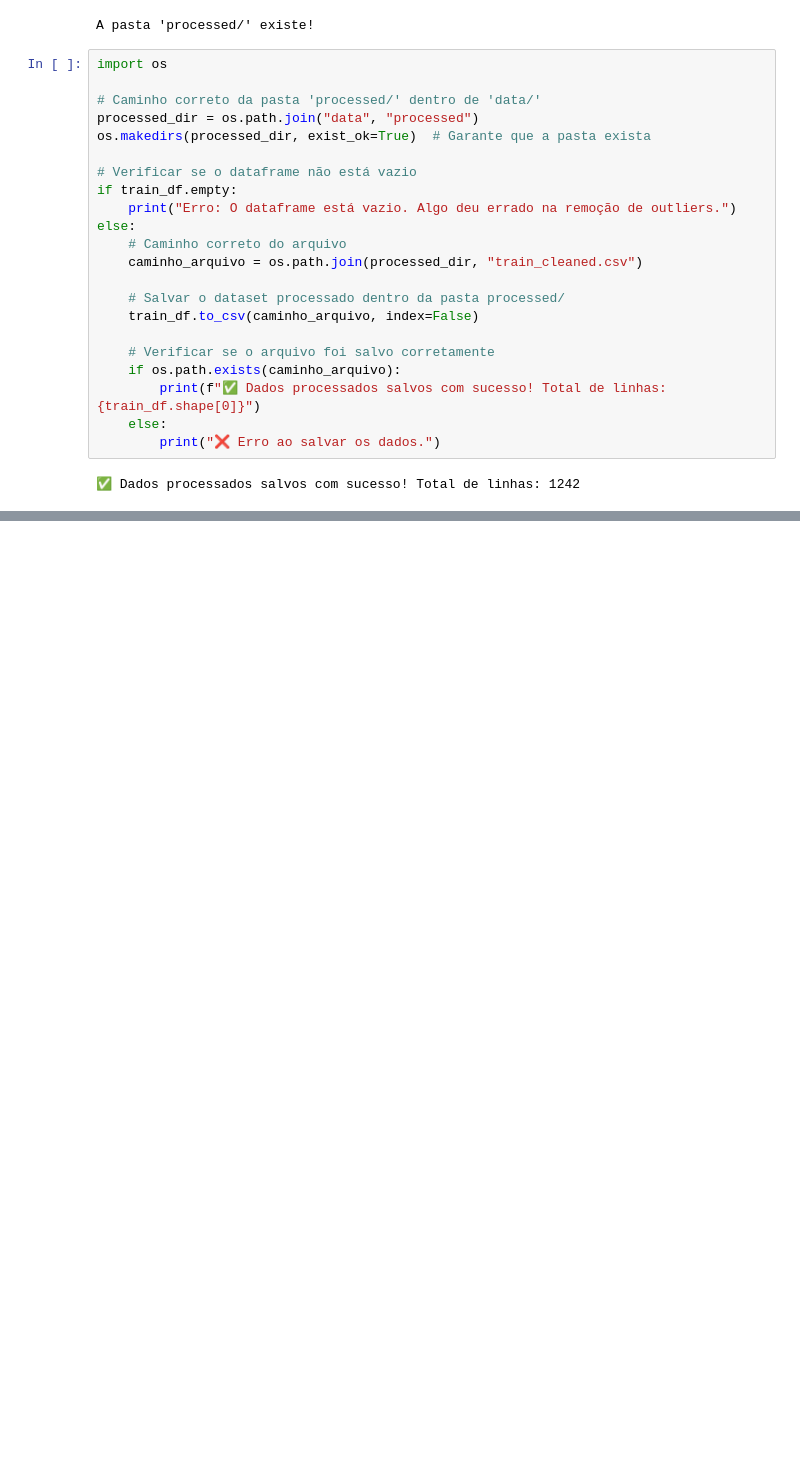
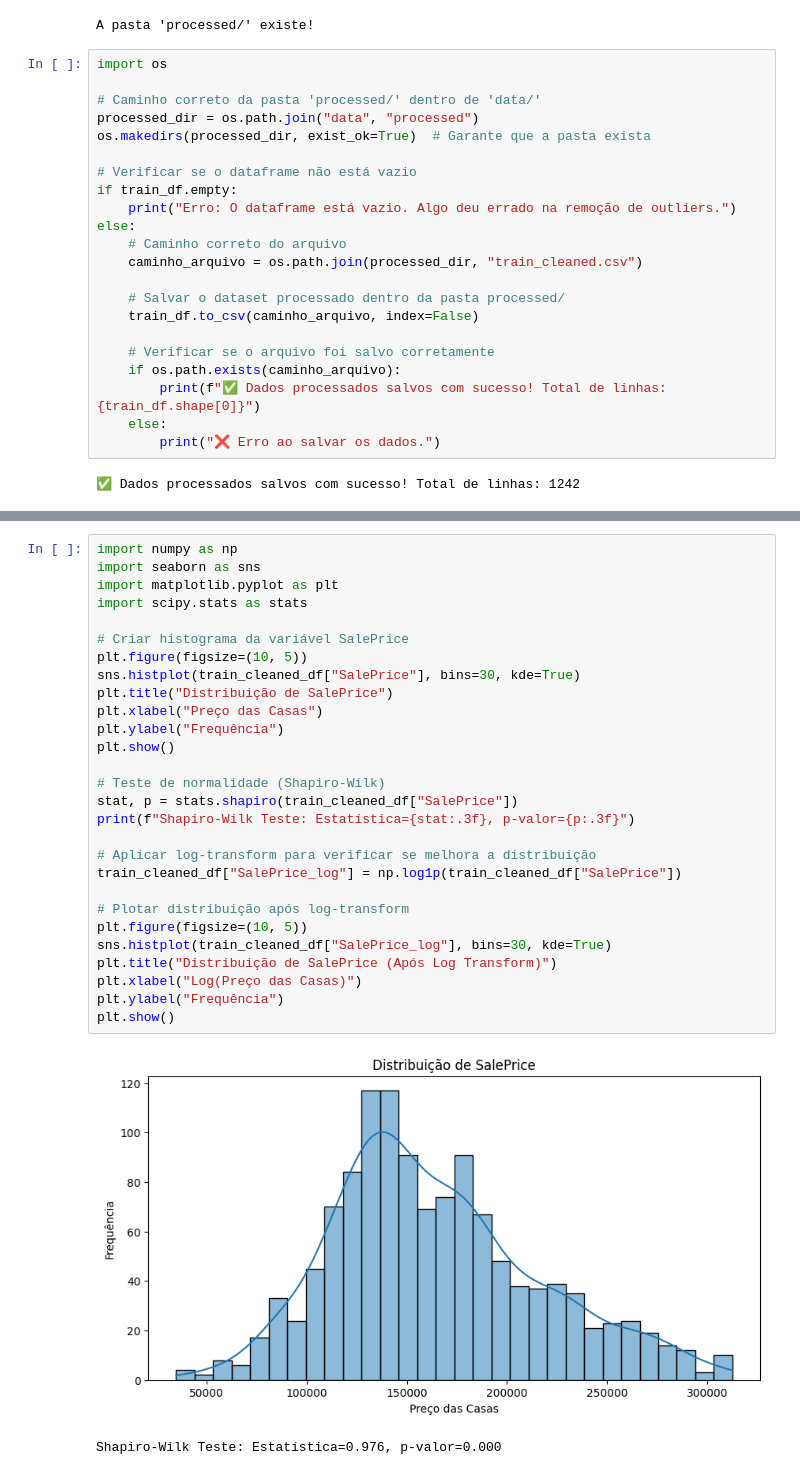
Before and after one commit to lgfas/house-prices-data-mining, a Jupyter notebook: Codigo/Projeto_House_Prices.ipynb, the cells around one changed output, grey strips where cells are left out. Drawn from its saved outputs; the diff is of its cells as text; blank space fills up the shorter version.

```diff
--- a/Codigo/Projeto_House_Prices.ipynb
+++ b/Codigo/Projeto_House_Prices.ipynb
@@ -181,0 +247,31 @@ else:
+# %%
+import numpy as np
+import seaborn as sns
+import matplotlib.pyplot as plt
+import scipy.stats as stats
+
+# Criar histograma da variável SalePrice
+plt.figure(figsize=(10, 5))
+sns.histplot(train_cleaned_df["SalePrice"], bins=30, kde=True)
+plt.title("Distribuição de SalePrice")
+plt.xlabel("Preço das Casas")
+plt.ylabel("Frequência")
+plt.show()
+
+# Teste de normalidade (Shapiro-Wilk)
+stat, p = stats.shapiro(train_cleaned_df["SalePrice"])
+print(f"Shapiro-Wilk Teste: Estatística={stat:.3f}, p-valor={p:.3f}")
+
+# Aplicar log-transform para verificar se melhora a distribuição
+train_cleaned_df["SalePrice_log"] = np.log1p(train_cleaned_df["SalePrice"])
+
+# Plotar distribuição após log-transform
+plt.figure(figsize=(10, 5))
+sns.histplot(train_cleaned_df["SalePrice_log"], bins=30, kde=True)
+plt.title("Distribuição de SalePrice (Após Log Transform)")
+plt.xlabel("Log(Preço das Casas)")
+plt.ylabel("Frequência")
+plt.show()
+# %% [output]
+[figure, added]
+Shapiro-Wilk Teste: Estatística=0.976, p-valor=0.000
```
Also changed, not shown: parts of 7 cells of this notebook, 3 other files.
